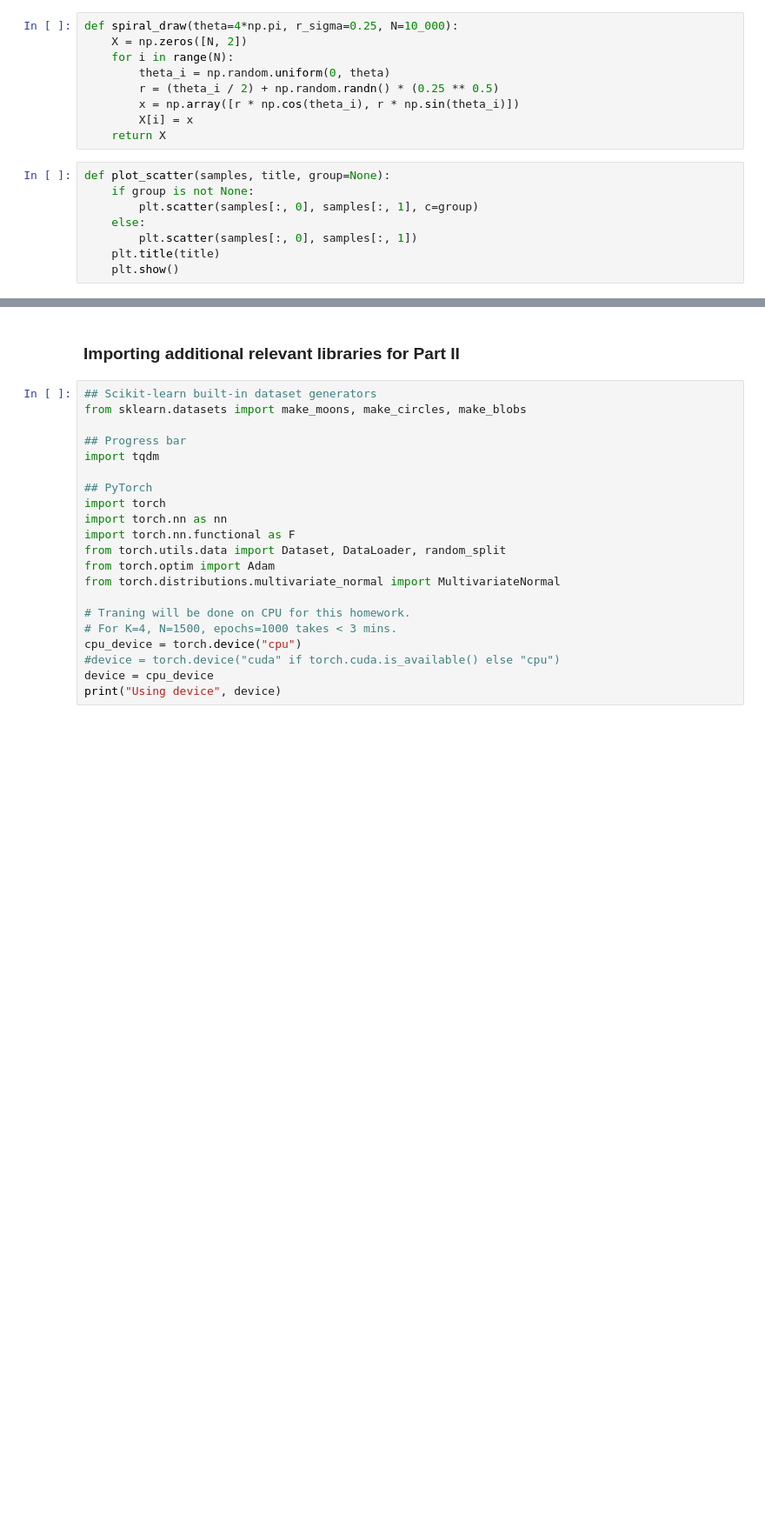
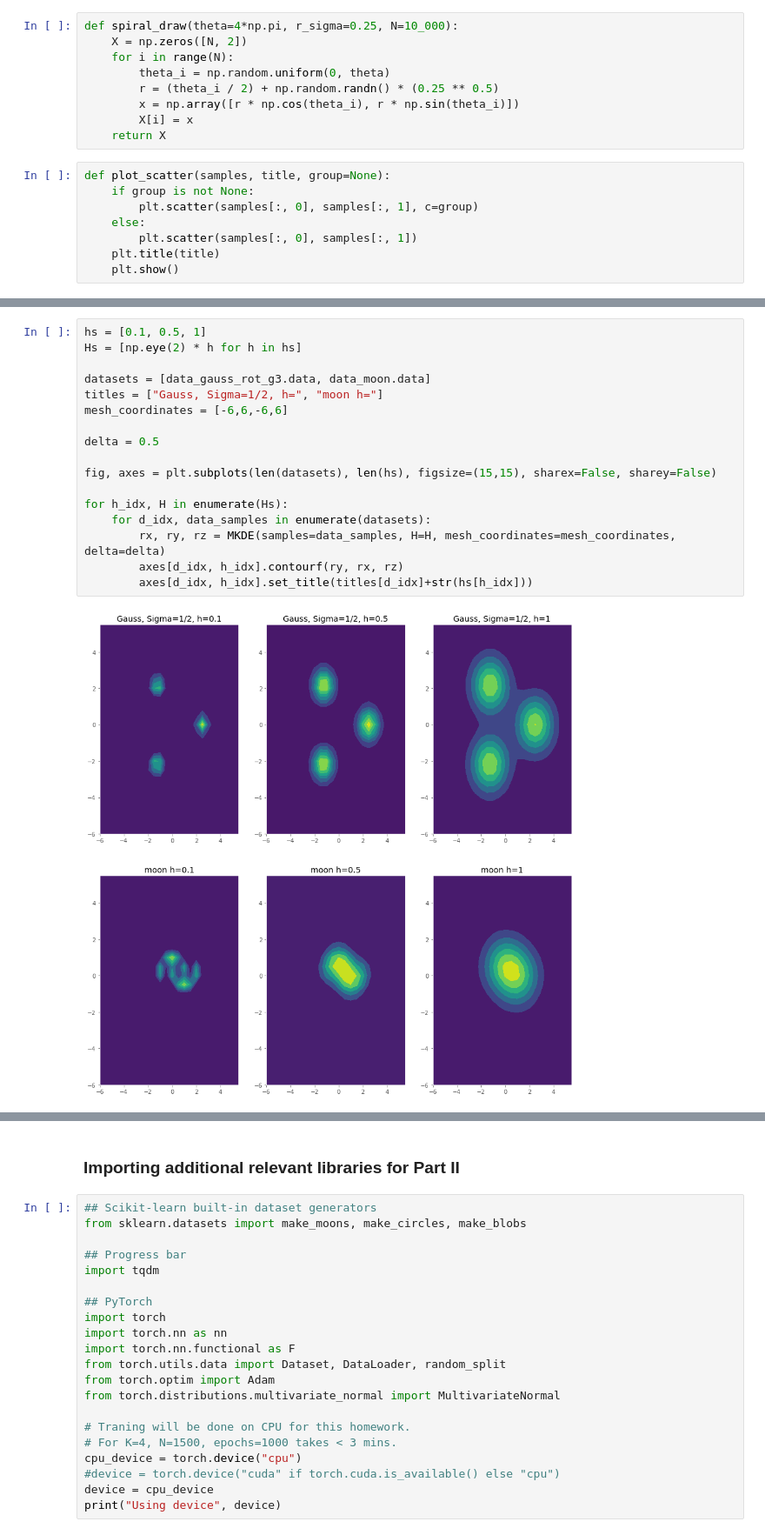
Before and after one commit to Hannibal96/Statistical-Methods-in-Image-Processing-EE-048954, a Jupyter notebook: HW1_Spring2022_KDE_NormalizingFlows.ipynb, the cells around one changed output, grey strips where cells are left out. Shown at 87% size. Cells and saved outputs as stored; diff of their text form; blank space fills up the shorter version.

```diff
--- a/HW1_Spring2022_KDE_NormalizingFlows.ipynb
+++ b/HW1_Spring2022_KDE_NormalizingFlows.ipynb
@@ -243,0 +209,19 @@ Similar behavior is observed for the spiral draw, albiet larger bandwidth is req
+# %%
+hs = [0.1, 0.5, 1]
+Hs = [np.eye(2) * h for h in hs]
+
+datasets = [data_gauss_rot_g3.data, data_moon.data]
+titles = ["Gauss, Sigma=1/2, h=", "moon h="]
+mesh_coordinates = [-6,6,-6,6]
+
+delta = 0.5
+
+fig, axes = plt.subplots(len(datasets), len(hs), figsize=(15,15), sharex=False, sharey=False)
+
+for h_idx, H in enumerate(Hs):
+    for d_idx, data_samples in enumerate(datasets):
+        rx, ry, rz = MKDE(samples=data_samples, H=H, mesh_coordinates=mesh_coordinates, delta=delta)
+        axes[d_idx, h_idx].contourf(ry, rx, rz)
+        axes[d_idx, h_idx].set_title(titles[d_idx]+str(hs[h_idx]))
+# %% [output]
+[figure, added]
```
Also changed, not shown: parts of 99 cells of this notebook.
